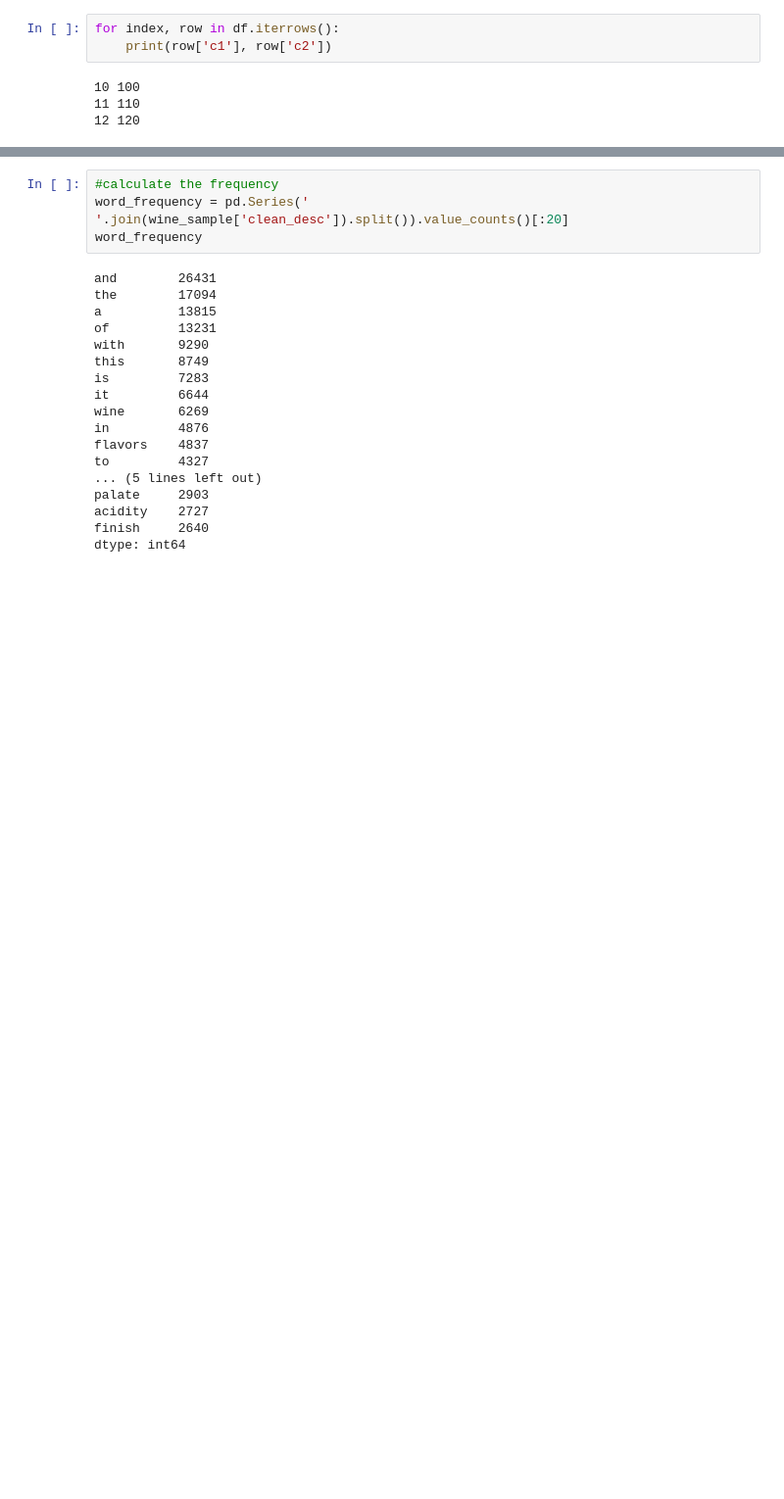
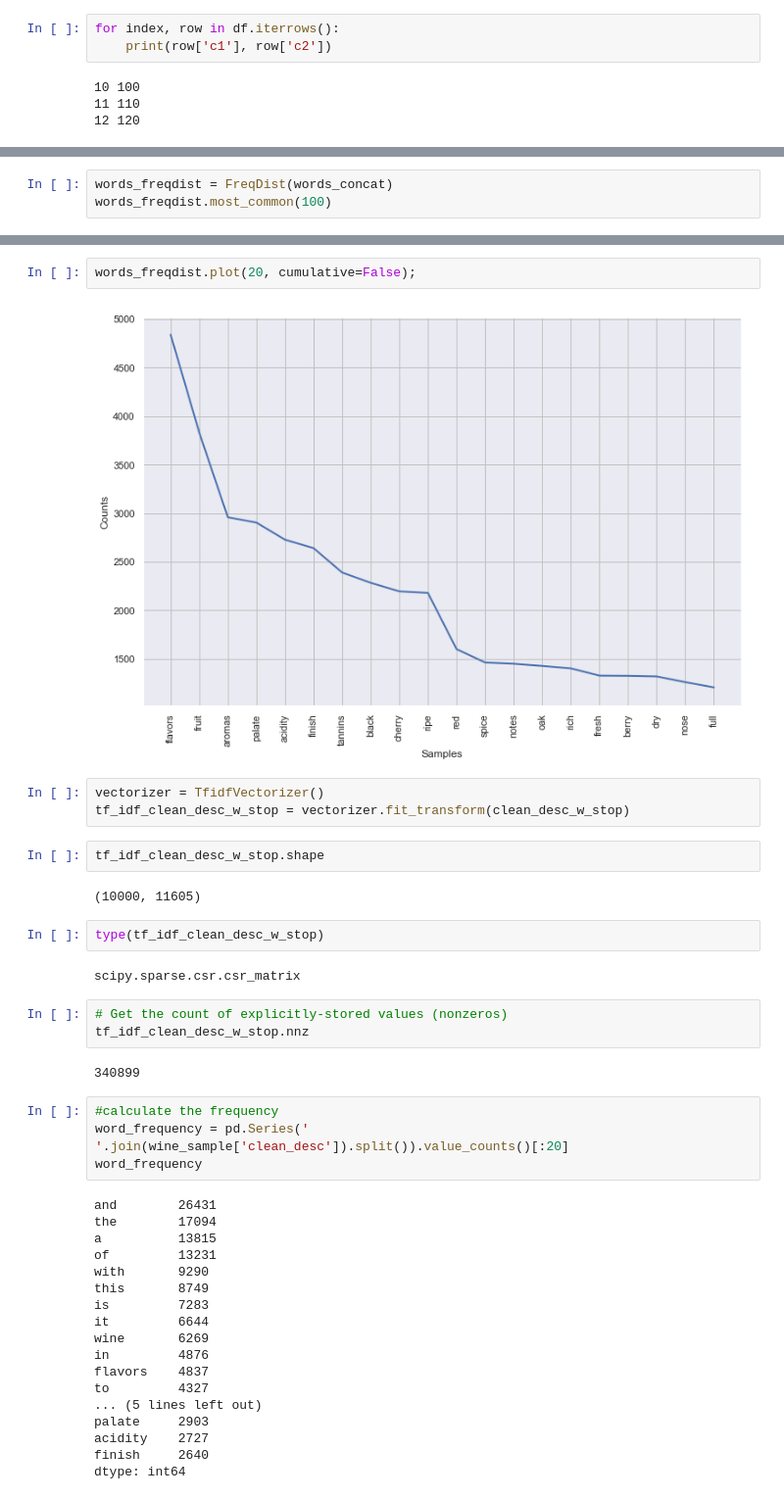
Before and after one commit to YufenLin/personal_sommelier, a Jupyter notebook: notebooks/personal_sommelier.ipynb, the cells around one changed output, grey strips where cells are left out. Shown at 98% size. Saved outputs shown, nothing was run; the diff lists cells and outputs as text; blank space fills up the shorter version.

```diff
--- a/notebooks/personal_sommelier.ipynb
+++ b/notebooks/personal_sommelier.ipynb
@@ -307,0 +331,3 @@ wine_sample[['description','clean_desc']].head()
+# %%
+words_freqdist = FreqDist(words_concat)
+words_freqdist.most_common(100)
@@ -308,3 +352,23 @@ wine_sample[['description','clean_desc']].head()
+# %%
+words_freqdist.plot(20, cumulative=False);
+# %% [output]
+[figure, added]
+# %%
+vectorizer = TfidfVectorizer()
+tf_idf_clean_desc_w_stop = vectorizer.fit_transform(clean_desc_w_stop)
+# %%
+tf_idf_clean_desc_w_stop.shape
+# %% [output]
+(10000, 11605)
+# %%
+type(tf_idf_clean_desc_w_stop)
+# %% [output]
+scipy.sparse.csr.csr_matrix
+# %%
+# Get the count of explicitly-stored values (nonzeros)
+tf_idf_clean_desc_w_stop.nnz
+# %% [output]
+340899
 # %%
 #calculate the frequency
 word_frequency = pd.Series(' '.join(wine_sample['clean_desc']).split()).value_counts()[:20]
```
Also changed, not shown: parts of 31 cells of this notebook.
